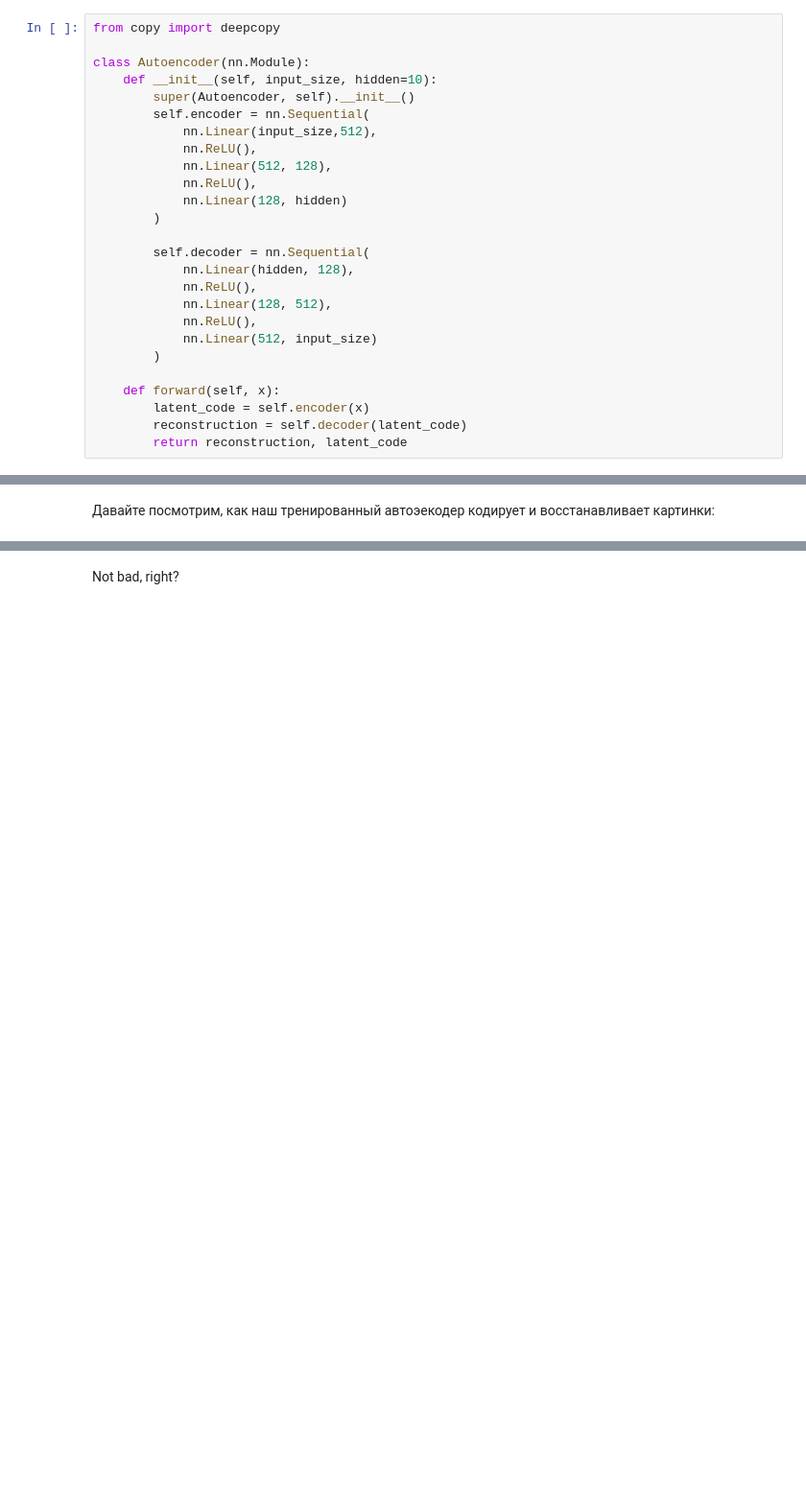
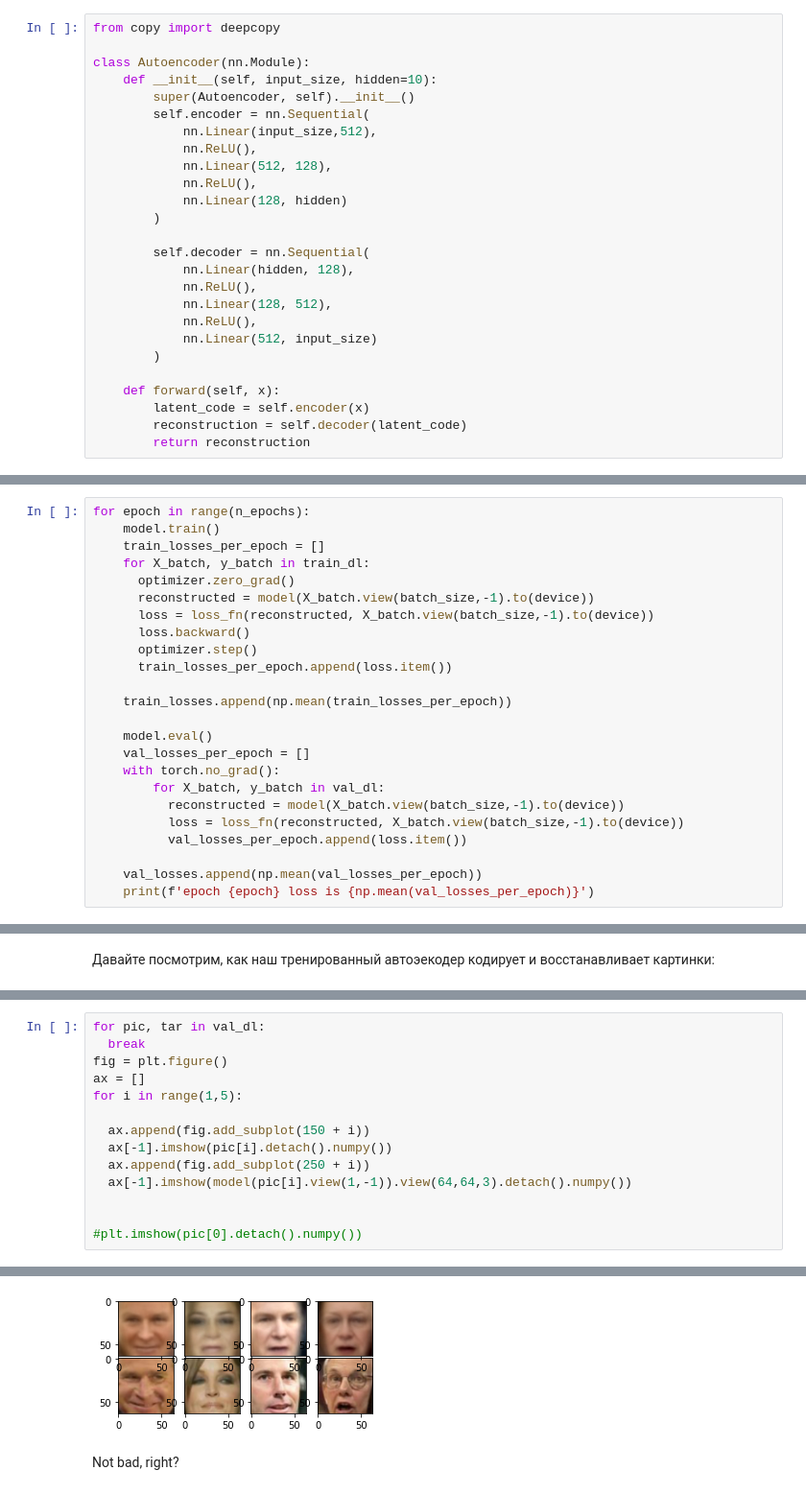
Before and after one commit to OlegTkhor/DLS_homework, a Jupyter notebook: [hw]autoencoders.ipynb, the cells around one changed output, grey strips where cells are left out. Shown at 96% size. Saved outputs shown, nothing was run; the diff lists cells and outputs as text; blank space fills up the shorter version.

```diff
--- a/[hw]autoencoders.ipynb
+++ b/[hw]autoencoders.ipynb
@@ -159,4 +165,4 @@ class Autoencoder(nn.Module):
     def forward(self, x):
         latent_code = self.encoder(x)
         reconstruction = self.decoder(latent_code)
-        return reconstruction, latent_code
+        return reconstruction
@@ -176,0 +183,24 @@ optimizer = <Ваш любимый оптимизатор>
+# %%
+for epoch in range(n_epochs):
+    model.train()
+    train_losses_per_epoch = []
+    for X_batch, y_batch in train_dl:
+      optimizer.zero_grad()
+      reconstructed = model(X_batch.view(batch_size,-1).to(device))
+      loss = loss_fn(reconstructed, X_batch.view(batch_size,-1).to(device))
+      loss.backward()
+      optimizer.step()
+      train_losses_per_epoch.append(loss.item())
+
+    train_losses.append(np.mean(train_losses_per_epoch))
+
+    model.eval()
+    val_losses_per_epoch = []
+    with torch.no_grad():
+        for X_batch, y_batch in val_dl:
+          reconstructed = model(X_batch.view(batch_size,-1).to(device))
+          loss = loss_fn(reconstructed, X_batch.view(batch_size,-1).to(device))
+          val_losses_per_epoch.append(loss.item())
+
+    val_losses.append(np.mean(val_losses_per_epoch))
+    print(f'epoch {epoch} loss is {np.mean(val_losses_per_epoch)}')
@@ -180,0 +220,15 @@ optimizer = <Ваш любимый оптимизатор>
+# %%
+for pic, tar in val_dl:
+  break
+fig = plt.figure()
+ax = []
+for i in range(1,5):
+
+  ax.append(fig.add_subplot(150 + i))
+  ax[-1].imshow(pic[i].detach().numpy())
+  ax.append(fig.add_subplot(250 + i))
+  ax[-1].imshow(model(pic[i].view(1,-1)).view(64,64,3).detach().numpy())
+
+
+#plt.imshow(pic[0].detach().numpy())
+# %% [output]
@@ -181,3 +237,4 @@ optimizer = <Ваш любимый оптимизатор>
+[figure, added]
 # %% [markdown]
 Not bad, right?
 # %% [markdown]
```
Also changed, not shown: parts of 9 cells of this notebook.
